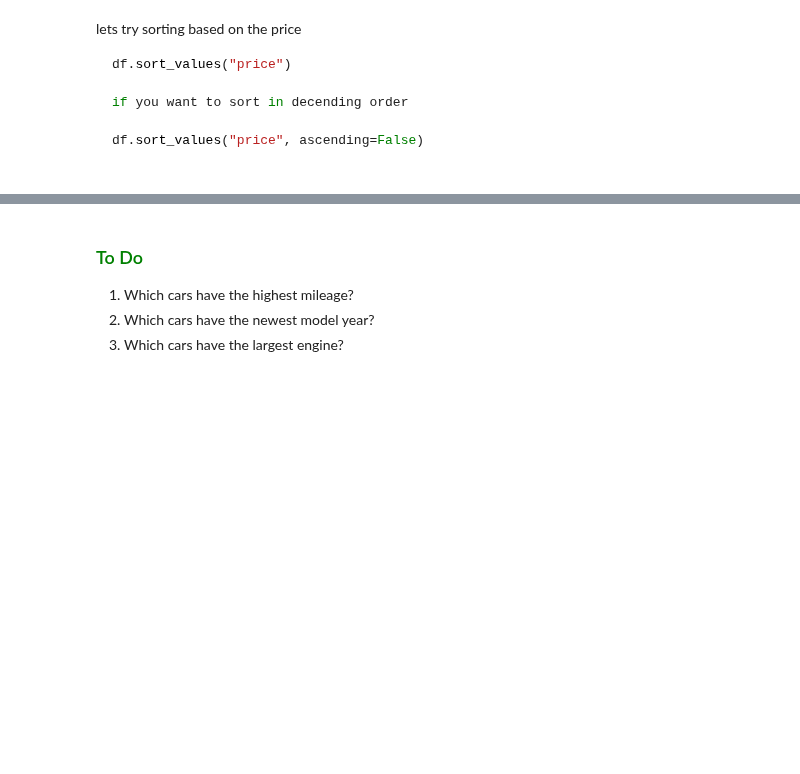
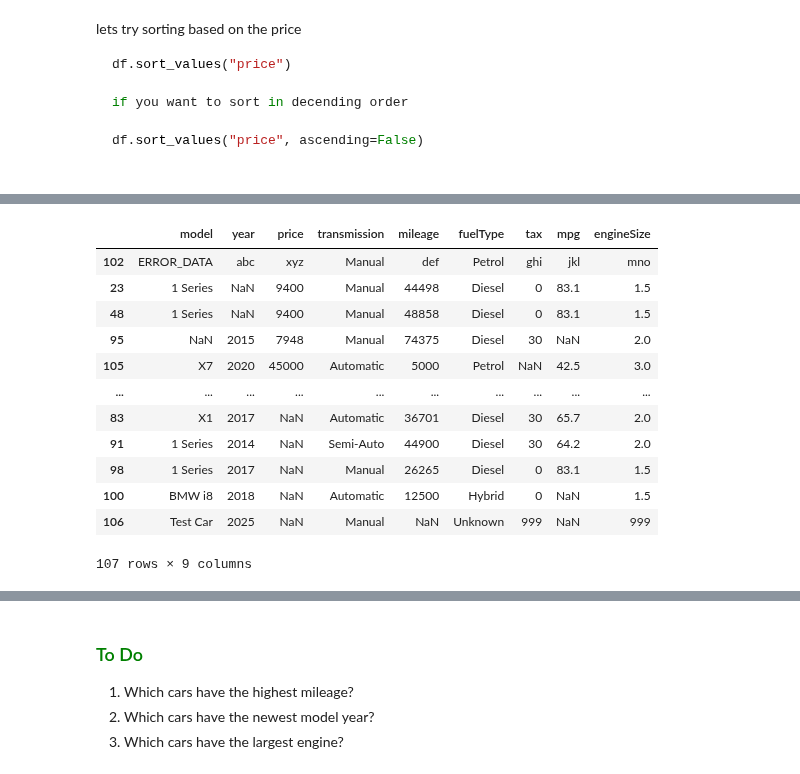
Before and after one commit to patzer-adi/Python_Workspace, a Jupyter notebook: SEM_3_class/Pandas_workshop/pandas_workbook.ipynb, the cells around one changed output, grey strips where cells are left out. Drawn from its saved outputs; the diff is of its cells as text; code cells hidden in the pictures; blank space fills up the shorter version.

```diff
--- a/SEM_3_class/Pandas_workshop/pandas_workbook.ipynb
+++ b/SEM_3_class/Pandas_workshop/pandas_workbook.ipynb
@@ -735,0 +751,16 @@ df.sort_values("price", ascending=False)
+# %%
+df.sort_values("price", ascending=False)
+# %% [output]
+|  | model | year | price | transmission | mileage | fuelType | tax | mpg | engineSize |
+| 102 | ERROR_DATA | abc | xyz | Manual | def | Petrol | ghi | jkl | mno |
+| 23 | 1 Series | NaN | 9400 | Manual | 44498 | Diesel | 0 | 83.1 | 1.5 |
+| 48 | 1 Series | NaN | 9400 | Manual | 48858 | Diesel | 0 | 83.1 | 1.5 |
+| 95 | NaN | 2015 | 7948 | Manual | 74375 | Diesel | 30 | NaN | 2.0 |
+| 105 | X7 | 2020 | 45000 | Automatic | 5000 | Petrol | NaN | 42.5 | 3.0 |
+| ... | ... | ... | ... | ... | ... | ... | ... | ... | ... |
+| 83 | X1 | 2017 | NaN | Automatic | 36701 | Diesel | 30 | 65.7 | 2.0 |
+| 91 | 1 Series | 2014 | NaN | Semi-Auto | 44900 | Diesel | 30 | 64.2 | 2.0 |
+| 98 | 1 Series | 2017 | NaN | Manual | 26265 | Diesel | 0 | 83.1 | 1.5 |
+| 100 | BMW i8 | 2018 | NaN | Automatic | 12500 | Hybrid | 0 | NaN | 1.5 |
+| 106 | Test Car | 2025 | NaN | Manual | NaN | Unknown | 999 | NaN | 999 |
+107 rows × 9 columns
```
Also changed, not shown: parts of 29 cells of this notebook.
